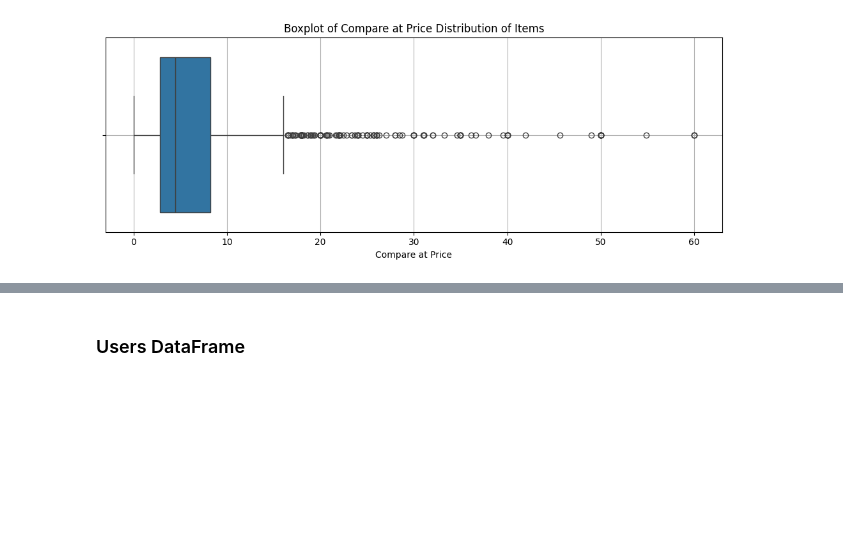
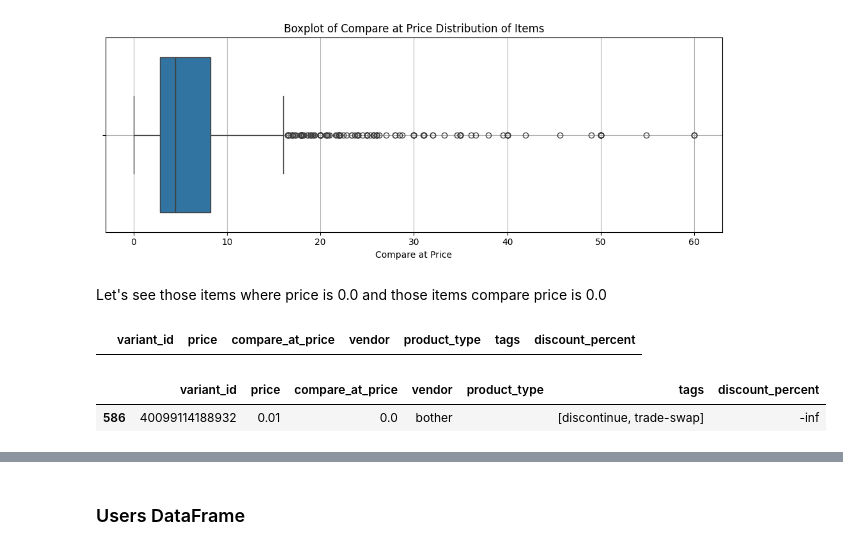
Before and after one commit to Riemann-def/zrive-ds, a Jupyter notebook: src/module_2/prueba.ipynb, the cells around one changed output, grey strips where cells are left out. Drawn from its saved outputs; the diff is of its cells as text; code cells hidden in the pictures; blank space fills up the shorter version.

```diff
--- a/src/module_2/prueba.ipynb
+++ b/src/module_2/prueba.ipynb
@@ -343,3 +369,17 @@ plot_dist_and_boxplot(inventory_df, 'compare_at_price', 'Compare at Price Distri
 # %% [output]
 [figure]
 [figure]
+# %% [markdown]
+Let's see those items where price is 0.0 and those items compare price is 0.0
+# %%
+zero_price_items_df = inventory_df[inventory_df['price'] == 0]
+zero_compare_at_price_items_df = inventory_df[inventory_df['compare_at_price'] == 0]
+# %%
+zero_price_items_df[zero_price_items_df['compare_at_price'] != 0]
+# %% [output]
+|  | variant_id | price | compare_at_price | vendor | product_type | tags | discount_percent |
+# %%
+zero_compare_at_price_items_df[zero_compare_at_price_items_df['price'] != 0]
+# %% [output]
+|  | variant_id | price | compare_at_price | vendor | product_type | tags | discount_percent |
+| 586 | 40099114188932 | 0.01 | 0.0 | bother |  | [discontinue, trade-swap] | -inf |
```
Also changed, not shown: parts of 27 cells of this notebook.
